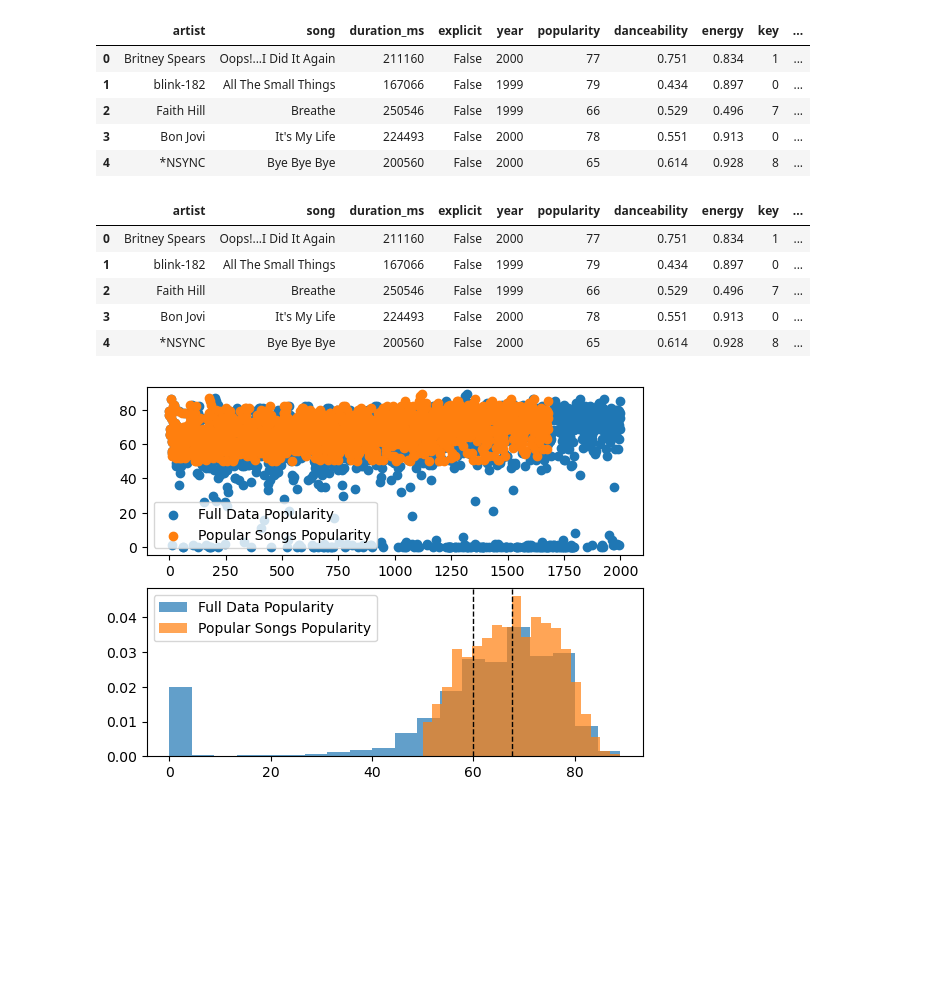
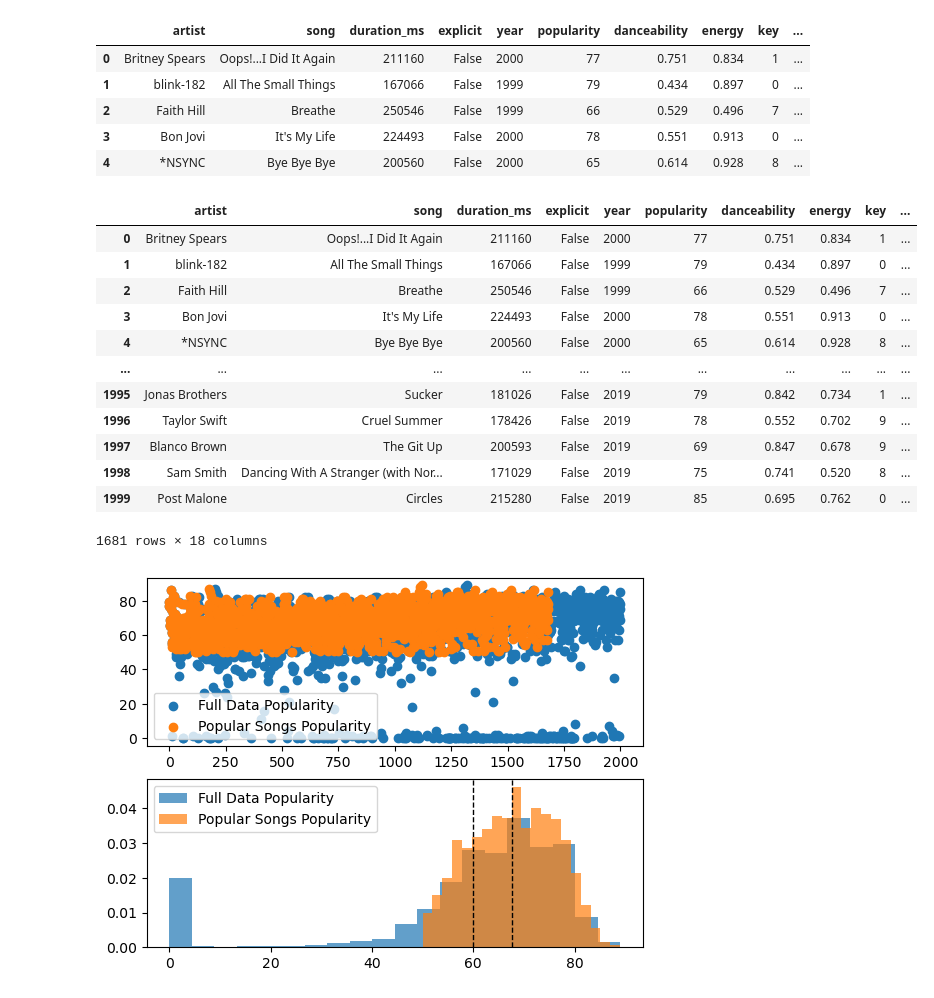
Before and after one commit to RyWheliss96/project-one, a Jupyter notebook: statistics_testing.ipynb, the cells around one changed output. Cells and saved outputs as stored; diff of their text form; code cells hidden in the pictures; blank space fills up the shorter version.

```diff
--- a/statistics_testing.ipynb
+++ b/statistics_testing.ipynb
@@ -20,16 +20,23 @@ spotify_2000_2019_df.head()
 # %%
 #Create Df of songs with popularity over 50
 popular_df = pd.DataFrame(spotify_2000_2019_df.loc[spotify_2000_2019_df['popularity']>=50,:])
 
 # Display popular data
-popular_df.head()
+popular_df
 # %% [output]
 |  | artist | song | duration_ms | explicit | year | popularity | danceability | energy | key | ... |
 | 0 | Britney Spears | Oops!...I Did It Again | 211160 | False | 2000 | 77 | 0.751 | 0.834 | 1 | ... |
 | 1 | blink-182 | All The Small Things | 167066 | False | 1999 | 79 | 0.434 | 0.897 | 0 | ... |
 | 2 | Faith Hill | Breathe | 250546 | False | 1999 | 66 | 0.529 | 0.496 | 7 | ... |
 | 3 | Bon Jovi | It's My Life | 224493 | False | 2000 | 78 | 0.551 | 0.913 | 0 | ... |
 | 4 | *NSYNC | Bye Bye Bye | 200560 | False | 2000 | 65 | 0.614 | 0.928 | 8 | ... |
+| ... | ... | ... | ... | ... | ... | ... | ... | ... | ... | ... |
+| 1995 | Jonas Brothers | Sucker | 181026 | False | 2019 | 79 | 0.842 | 0.734 | 1 | ... |
+| 1996 | Taylor Swift | Cruel Summer | 178426 | False | 2019 | 78 | 0.552 | 0.702 | 9 | ... |
+| 1997 | Blanco Brown | The Git Up | 200593 | False | 2019 | 69 | 0.847 | 0.678 | 9 | ... |
+| 1998 | Sam Smith | Dancing With A Stranger (with Nor... | 171029 | False | 2019 | 75 | 0.741 | 0.520 | 8 | ... |
+| 1999 | Post Malone | Circles | 215280 | False | 2019 | 85 | 0.695 | 0.762 | 0 | ... |
+1681 rows × 18 columns
 # %%
 def scatterandhist(population, sample):
     # Scatter Plot of Data
```
Also changed, not shown: parts of 1 cell of this notebook.
